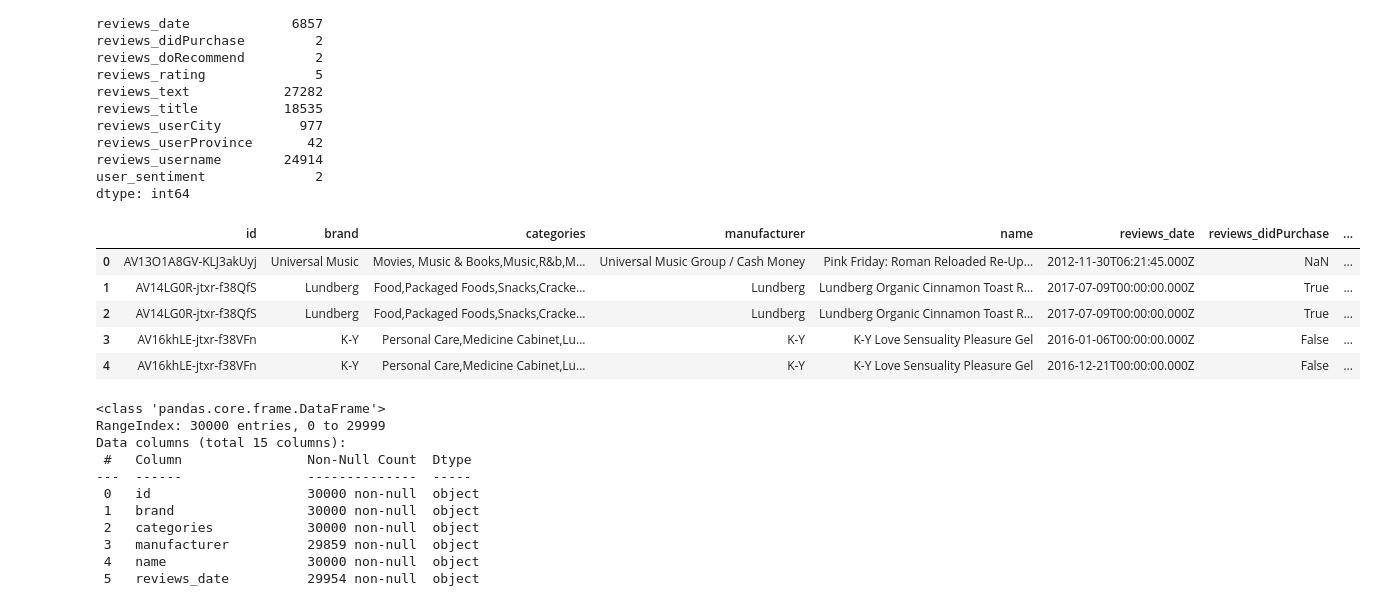
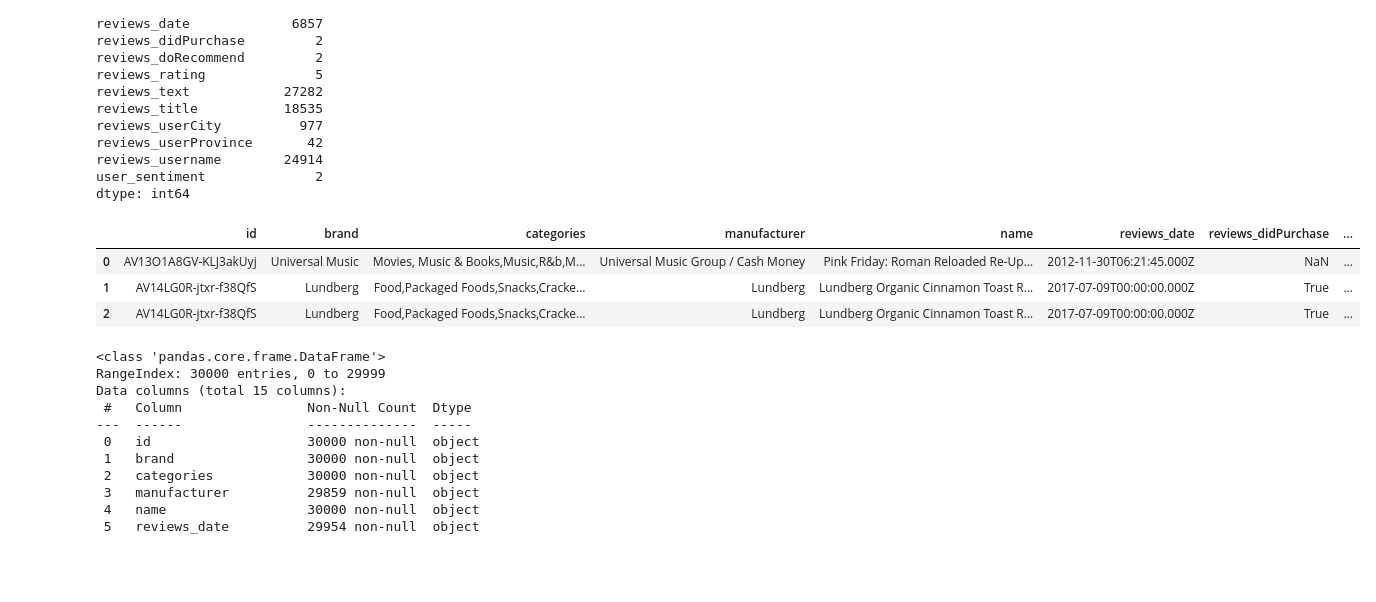
Before and after one commit to anutural/SBRS, a Jupyter notebook: Src_Model/SentimentClassification.ipynb, the cells around one changed output. Drawn from its saved outputs; the diff is of its cells as text; code cells hidden in the pictures; blank space fills up the shorter version.

```diff
--- a/Src_Model/SentimentClassification.ipynb
+++ b/Src_Model/SentimentClassification.ipynb
@@ -83,3 +83,8 @@ Name: counts, dtype: int64
+# %%
+# Loading the data from CSV file
+def get_parent_direcotry():
+    return os.path.abspath('..')
+review_df = pd.read_csv(get_parent_direcotry() + "\\Data\\sample30.csv")
 # %% [markdown]
 ### Performing EDA on Dataset
 # %%
@@ -108,14 +113,12 @@ reviews_username        24914
 user_sentiment              2
 dtype: int64
 # %%
-review_df.head()
+review_df.head(3)
 # %% [output]
 |  | id | brand | categories | manufacturer | name | reviews_date | reviews_didPurchase | ... |
 | 0 | AV13O1A8GV-KLJ3akUyj | Universal Music | Movies, Music & Books,Music,R&b,M... | Universal Music Group / Cash Money | Pink Friday: Roman Reloaded Re-Up... | 2012-11-30T06:21:45.000Z | NaN | ... |
 | 1 | AV14LG0R-jtxr-f38QfS | Lundberg | Food,Packaged Foods,Snacks,Cracke... | Lundberg | Lundberg Organic Cinnamon Toast R... | 2017-07-09T00:00:00.000Z | True | ... |
 | 2 | AV14LG0R-jtxr-f38QfS | Lundberg | Food,Packaged Foods,Snacks,Cracke... | Lundberg | Lundberg Organic Cinnamon Toast R... | 2017-07-09T00:00:00.000Z | True | ... |
-| 3 | AV16khLE-jtxr-f38VFn | K-Y | Personal Care,Medicine Cabinet,Lu... | K-Y | K-Y Love Sensuality Pleasure Gel | 2016-01-06T00:00:00.000Z | False | ... |
-| 4 | AV16khLE-jtxr-f38VFn | K-Y | Personal Care,Medicine Cabinet,Lu... | K-Y | K-Y Love Sensuality Pleasure Gel | 2016-12-21T00:00:00.000Z | False | ... |
 # %%
 review_df.info()
 # %% [output]
```
Also changed, not shown: parts of 148 cells of this notebook, 5 other files.
